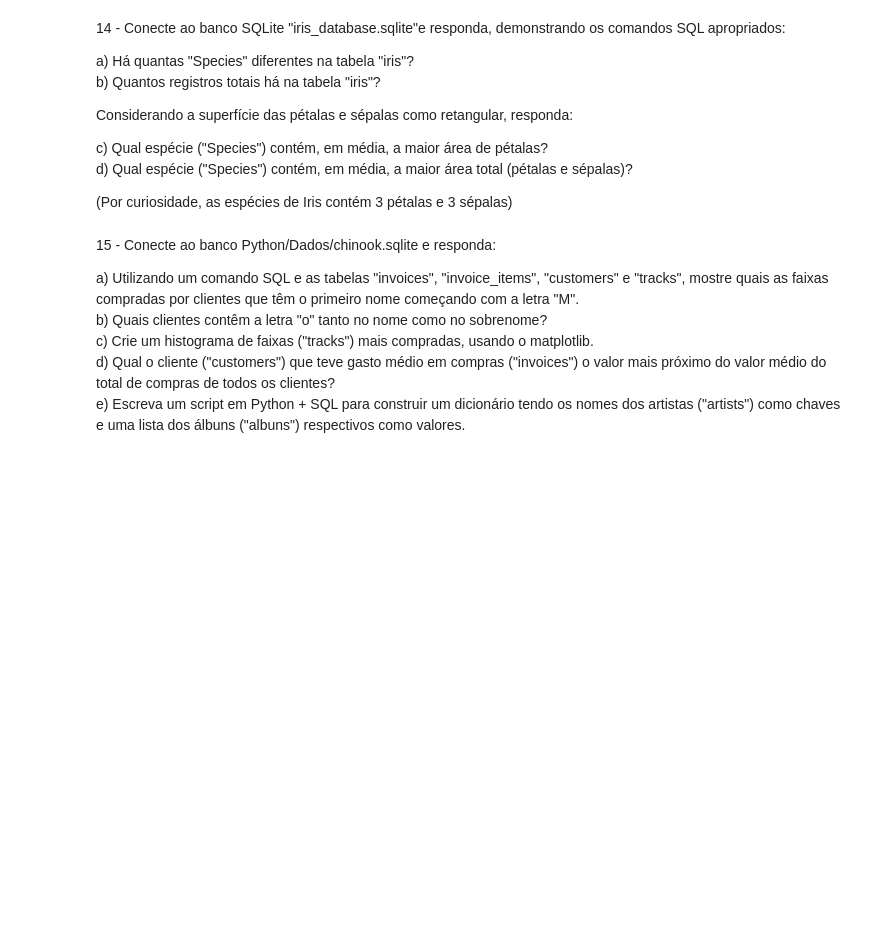
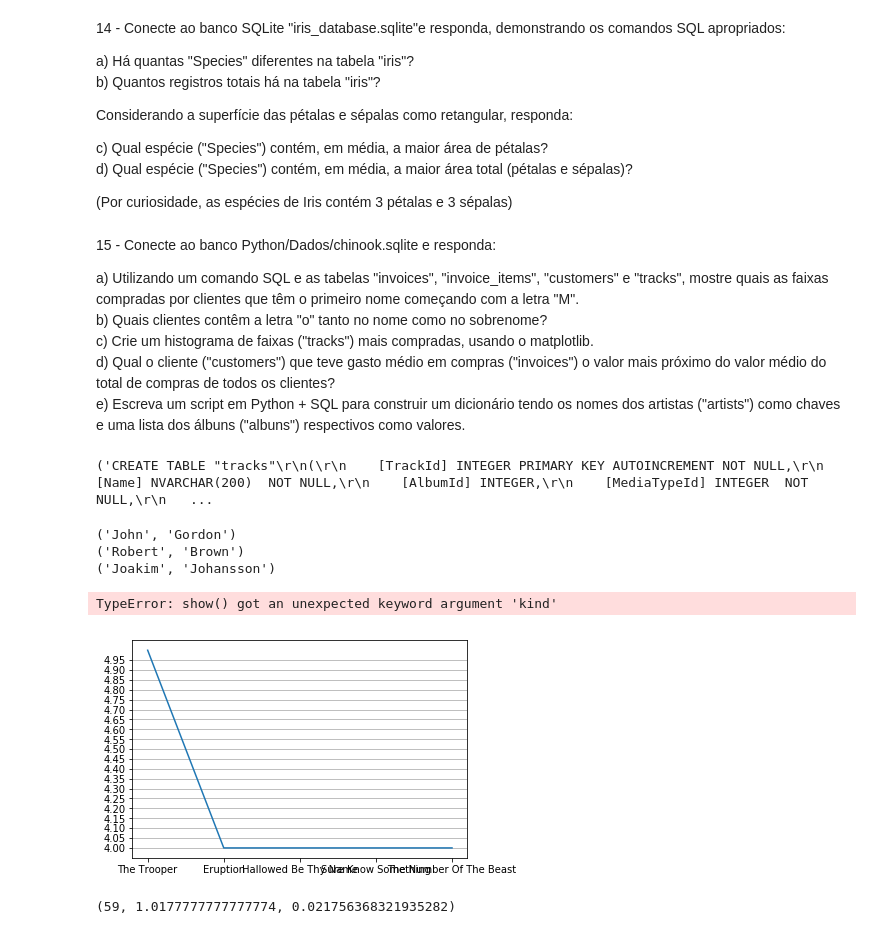
Before and after one commit to TomasFerranti/FGV_Programming_Languages, a Jupyter notebook: Python/Exercicios/Exercicios_Revisao_A2-Copy2.ipynb, the cells around one changed output. Drawn from its saved outputs; the diff is of its cells as text; code cells hidden in the pictures; blank space fills up the shorter version.

```diff
--- a/Python/Exercicios/Exercicios_Revisao_A2-Copy2.ipynb
+++ b/Python/Exercicios/Exercicios_Revisao_A2-Copy2.ipynb
@@ -389,5 +385,12 @@ for r in cur.fetchall():
 # %% [markdown]
 12 - A partir da tabela "individual", crie um dicionário no Python tendo os nomes e sobrenomes em strings únicas como chaves e os anos das datas como valores.
+# %%
+dicionario={}
+cur.execute('select fname,lname,year(birth_date) from individual')
+for r in cur.fetchall():
+    a,b,c=r
+    dicionario[a+' '+b]=c
+print(dicionario)
 # %% [markdown]
 13 - Utilizando Python, crie um banco de dados no sqlite que guarde a seguinte estrutura, demonstrada no dataframe do Pandas:
 Use os tipos de dados mais adequados.
@@ -400,6 +403,23 @@ https://www.tutorialspoint.com/sqlite/sqlite_update_query.htm
 df_tf = pd.read_excel('../Dados/votesurvey.xls')
 df_tf.index.name = 'id'
 df_tf.head(10)
+# %%
+conn=sqlite3.connect('questao13.db')
+cur=conn.cursor()
+# %%
+q = '''CREATE TABLE IF NOT EXISTS salarios
+       (genero VARCHAR(6),
+       idade INT,
+       salarioantes INT,
+       salarioesperado INT,
+       candidato VARCHAR(16))'''
+
+cur.execute(q)
+# %%
+for r in df_tf.values:
+    k=list(r[0:])
+    q='INSERT INTO salarios VALUES ("{}",{},{},{},"{}");'.format(str(k[0]),str(k[1]),str(k[2]),str(k[3]),str(k[4]))
+    cur.execute(q)
 # %% [markdown]
 14 - Conecte ao banco SQLite "iris_database.sqlite"e responda, demonstrando os comandos SQL apropriados:
 
@@ -426,3 +472,9 @@ e) Escreva um script em Python + SQL para construir um dicionário tendo os nome
 # %%
 conn = sqlite3.connect('../Dados/chinook.sqlite')
 cur = conn.cursor()
+# %%
+cur.execute("select sql from sqlite_master where type = 'table' and name = 'tracks';")
+for r in cur.fetchall():
+    print(r)
+# %% [output]
+('CREATE TABLE "tracks"\r\n(\r\n    [TrackId] INTEGER PRIMARY KEY AUTOINCREMENT NOT NULL,\r\n    [Name] NVARCHAR(200)  NOT NULL,\r\n    [AlbumId] INTEGER,\r\n    [MediaTypeId] INTEGER  NOT NULL,\r\n   ...
@@ -428,0 +489,45 @@ cur = conn.cursor()
+# %%
+#Letra b
+cur.execute('select FirstName,LastName from customers where FirstName like "%o%" and LastName like "%o%"')
+for r in cur.fetchall():
+    print(r)
+# %% [output]
+('John', 'Gordon')
+('Robert', 'Brown')
+('Joakim', 'Johansson')
+# %%
+#Letra c
+cur.execute('''SELECT SUM(invoice_items.quantity) as p, tracks.name FROM invoice_items
+            INNER JOIN tracks ON invoice_items.trackID = tracks.trackID GROUP BY tracks.name ORDER BY p DESC''')
+lista_mus = list(cur.fetchall())
+for k in range(0,len(lista_mus)-5):
+    lista_mus.pop()
+my_xticks=[]
+y=[]
+for r in lista_mus:
+    a,b=r
+    y.append(a)
+    my_xticks.append(b)
+x=np.arange(0,len(lista_mus))
+y=np.array(y)
+plt.xticks(x, my_xticks)
+plt.yticks(np.arange(y.min(), y.max(), 0.05))
+plt.plot(x, y)
+plt.grid(axis='y', linestyle='-')
+plt.show()
+# %% [output]
+TypeError: show() got an unexpected keyword argument 'kind'
+[figure, added]
+# %%
+#Letra d
+q='''
+select *,abs(p-avg(p)) as k from (select invoices.customerID,avg(invoice_items.UnitPrice * invoice_items.Quantity) as p from invoices
+inner join customers on customers.CustomerId = invoices.customerID
+inner join invoice_items on invoices.InvoiceId = invoice_items.InvoiceId
+group by invoices.customerID) order by k desc
+'''
+cur.execute(q)
+for r in cur.fetchall():
+    print(r)
+# %% [output]
+(59, 1.0177777777777774, 0.021756368321935282)
```
Also changed, not shown: parts of 31 cells of this notebook, 4 other files.
